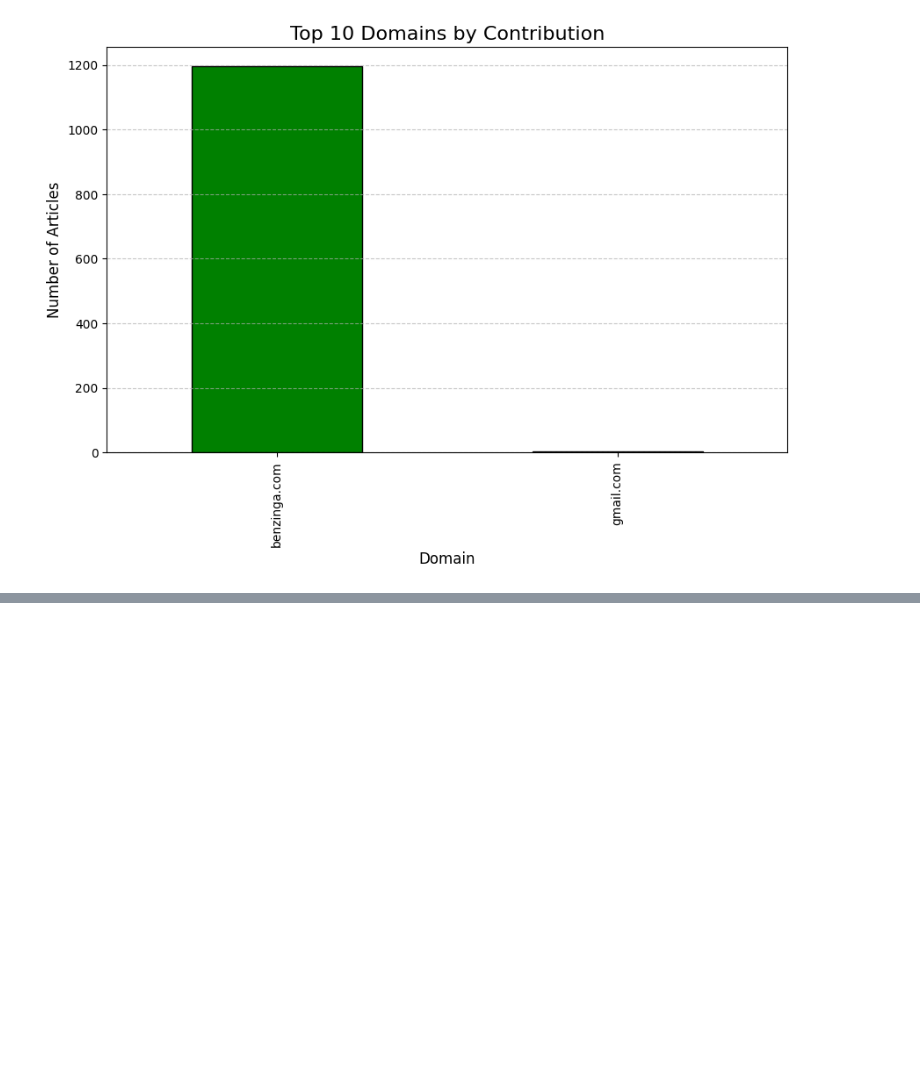
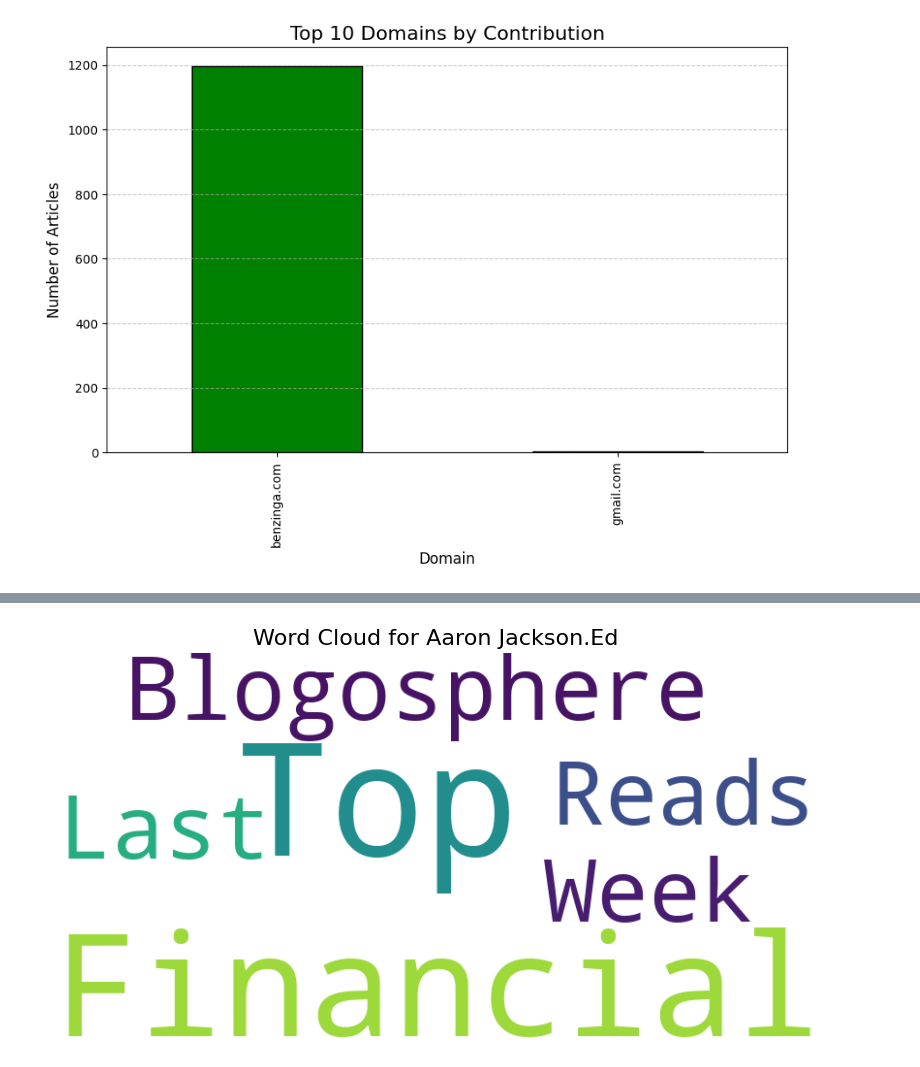
Before and after one commit to ibso99/Week-1, a Jupyter notebook: notebooks/Stock_Data_Analysis.ipynb, the cells around one changed output, grey strips where cells are left out. Drawn from its saved outputs; the diff is of its cells as text; code cells hidden in the pictures; blank space fills up the shorter version.

Commit message:
added analysis of publisher-specific News event and plotted wordcloud

```diff
--- a/notebooks/Stock_Data_Analysis.ipynb
+++ b/notebooks/Stock_Data_Analysis.ipynb
@@ -340,3 +336,30 @@ benzinga.com    1196
 gmail.com          3
 Name: count, dtype: int64
 [figure]
+# %%
+from sklearn.feature_extraction.text import CountVectorizer
+# 3 Analyzing Publisher-Specific News Trends
+publisher_groups = stock_df_cleaned.groupby('publisher')['headline'].apply(' '.join)
+
+# Exxtracting the Most common word from headlines of each publisher
+def get_top_keywords(text, n=10):
+    vectorizer = CountVectorizer(stop_words='english', max_features=n)
+    term_matrix = vectorizer.fit_transform([text])
+    return vectorizer.get_feature_names_out()
+
+# We then apply to each publisher
+
+publisher_keywords = publisher_groups.apply(lambda x: get_top_keywords(x, n=5))
+print("\nTop Keywords for Each Publisher:")
+print(publisher_keywords)
+
+
+# SENTIMENT ANALYSIS BY PUBLISHER
+# WE WILL DO THIS BY PERFORMING SENTIMENT ANALYSIS FOR EACH PUBLISHER BY CALCULATING MEAN SENTIMENT HEADLINES
+
+def calculate_average_sentiment(text):
+    return TextBlob(text).sentiment.polarity
+# Then we apply to each publisher
+publisher_sentiments = publisher_groups.apply(calculate_average_sentiment)
+print("\nAverage Sentiment by Publisher:")
+print(publisher_sentiments)
@@ -342,0 +384,16 @@ Name: count, dtype: int64
+# %%
+# Visualizing publisher Trends
+from wordcloud import WordCloud
+# Generate a word cloud for a specific publisher
+specific_publisher = 'Aaron Jackson.Ed'
+text = publisher_groups[specific_publisher]
+
+wordcloud = WordCloud(width=800, height=400, background_color='white').generate(text)
+
+plt.figure(figsize=(10, 6))
+plt.imshow(wordcloud, interpolation='bilinear')
+plt.axis('off')
+plt.title(f"Word Cloud for {specific_publisher}", fontsize=16)
+plt.show()
+# %% [output]
+[figure, added]
```
Also changed, not shown: parts of 4 cells of this notebook.
